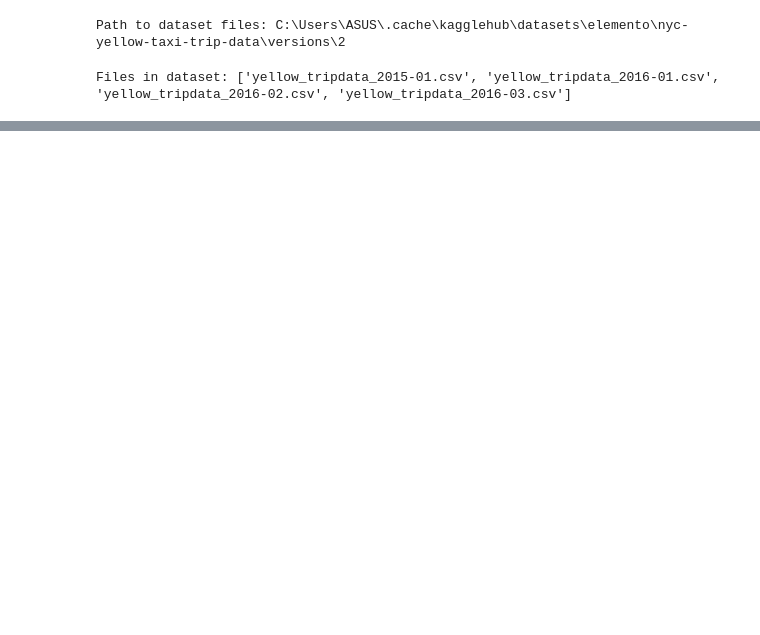
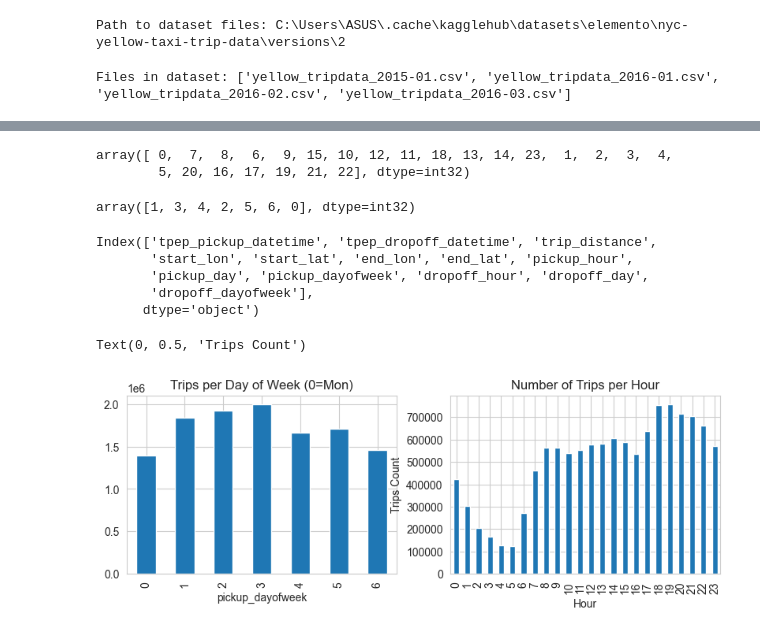
Before and after one commit to Fatemenamdar20/NYC_taxi, a Jupyter notebook: NYC.ipynb, the cells around one changed output, grey strips where cells are left out. Drawn from its saved outputs; the diff is of its cells as text; code cells hidden in the pictures; blank space fills up the shorter version.

```diff
--- a/NYC.ipynb
+++ b/NYC.ipynb
@@ -60,0 +126,10 @@ df.head()
+# %%
+df['pickup_hour'] = df["tpep_pickup_datetime"].dt.hour
+df['pickup_day'] = df["tpep_pickup_datetime"].dt.day
+# df['pickup_month'] = df["tpep_pickup_datetime"].dt.month
+df['pickup_dayofweek'] = df["tpep_pickup_datetime"].dt.dayofweek
+# %%
+df["dropoff_hour"] = df["tpep_dropoff_datetime"].dt.hour
+df["dropoff_day"] = df["tpep_dropoff_datetime"].dt.day
+# df["dropoff_month"] = df["tpep_dropoff_datetime"].dt.month
+df['dropoff_dayofweek'] = df["tpep_dropoff_datetime"].dt.dayofweek
@@ -60,0 +138,47 @@ df.head()
+# %%
+df["dropoff_hour"].unique()
+# %% [output]
+array([ 0,  7,  8,  6,  9, 15, 10, 12, 11, 18, 13, 14, 23,  1,  2,  3,  4,
+        5, 20, 16, 17, 19, 21, 22], dtype=int32)
+# %%
+df["dropoff_dayofweek"].unique()
+# %% [output]
+array([1, 3, 4, 2, 5, 6, 0], dtype=int32)
+# %%
+df.columns
+# %% [output]
+Index(['tpep_pickup_datetime', 'tpep_dropoff_datetime', 'trip_distance',
+       'start_lon', 'start_lat', 'end_lon', 'end_lat', 'pickup_hour',
+       'pickup_day', 'pickup_dayofweek', 'dropoff_hour', 'dropoff_day',
+       'dropoff_dayofweek'],
+      dtype='object')
+# %%
+df = df[df['start_lon'].between(-74.26, -73.7)]
+df = df[df['end_lon'].between(-74.26, -73.7)]
+df = df[df['start_lat'].between(40.49, 40.92)]
+df = df[df['end_lat'].between(40.49, 40.92)]
+# %%
+hourly_trips = df.groupby("pickup_hour").size()
+weekday_trips = df.groupby("pickup_dayofweek").size()
+# monthly_trips = df.groupby("pickup_month").size()
+# %%
+plt.figure(figsize=(15,10))
+plt.subplot(3,3,1)
+weekday_trips.plot(kind="bar")
+plt.title("Trips per Day of Week (0=Mon)")
+
+plt.subplot(3,3,2)
+hourly_trips.plot(kind="bar")
+plt.title("Number of Trips per Hour")
+plt.xlabel("Hour")
+plt.ylabel("Trips Count")
+#
+# plt.subplot(3,3,3)
+# monthly_trips.plot(kind="bar")
+# plt.title("Trips per Month")
+# plt.xlabel("Month")
+# plt.ylabel("Trips Count")
+# plt.show()
+# %% [output]
+Text(0, 0.5, 'Trips Count')
+[figure, added]
```
Also changed, not shown: parts of 26 cells of this notebook.
